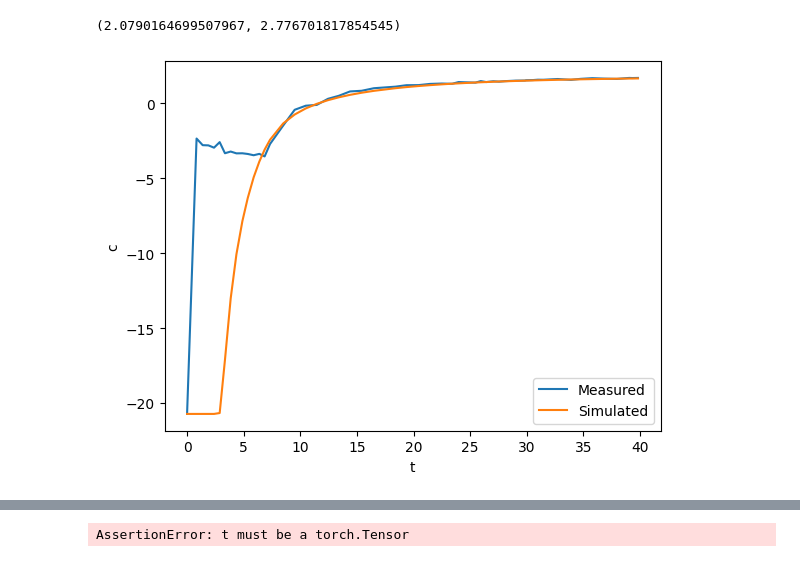
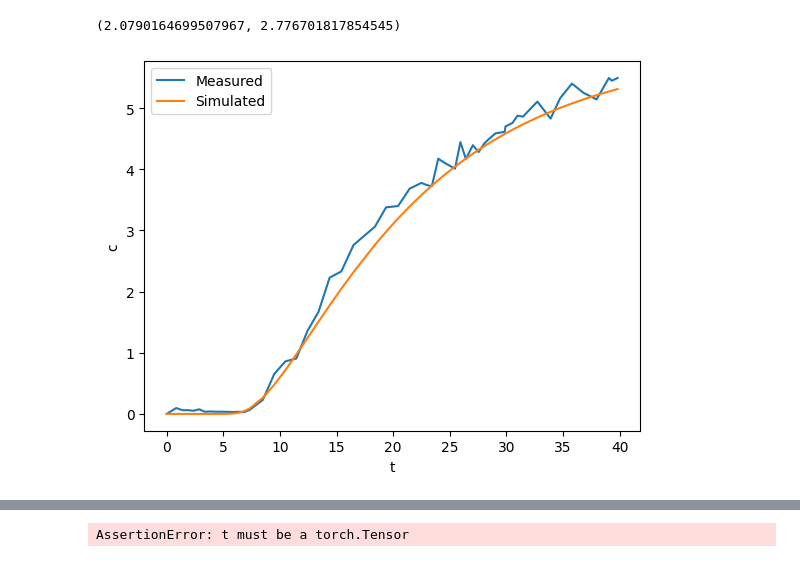
Before and after one commit to RiccardoFrenner/finn-nnpie, a Jupyter notebook: src/train_finn_experimentaldata.ipynb, the cells around one changed output, grey strips where cells are left out. Cells and saved outputs as stored; diff of their text form; code cells hidden in the pictures.

```diff
--- a/src/train_finn_experimentaldata.ipynb
+++ b/src/train_finn_experimentaldata.ipynb
@@ -788,14 +774,14 @@ c_measured.std(), c_measured.mean()
 # %% [output]
 (2.0790164699507967, 2.776701817854545)
 # %%
-plt.plot(t, np.log(c_measured+1e-9), label="Measured")
-plt.plot(t, np.log(c_simulated+1e-9), label="Simulated")
+plt.plot(t, c_measured, label="Measured")
+plt.plot(t, c_simulated, label="Simulated")
 plt.xlabel("t")
 plt.ylabel("c")
 plt.legend()
 plt.show()
 # %% [output]
-[figure, old version]
+[figure, new version]
 # %%
 u0 = torch.zeros(cfg.num_vars, cfg.Nx, 1)
 # %%
```
Also changed, not shown: parts of 5 cells of this notebook, 12 other files.
